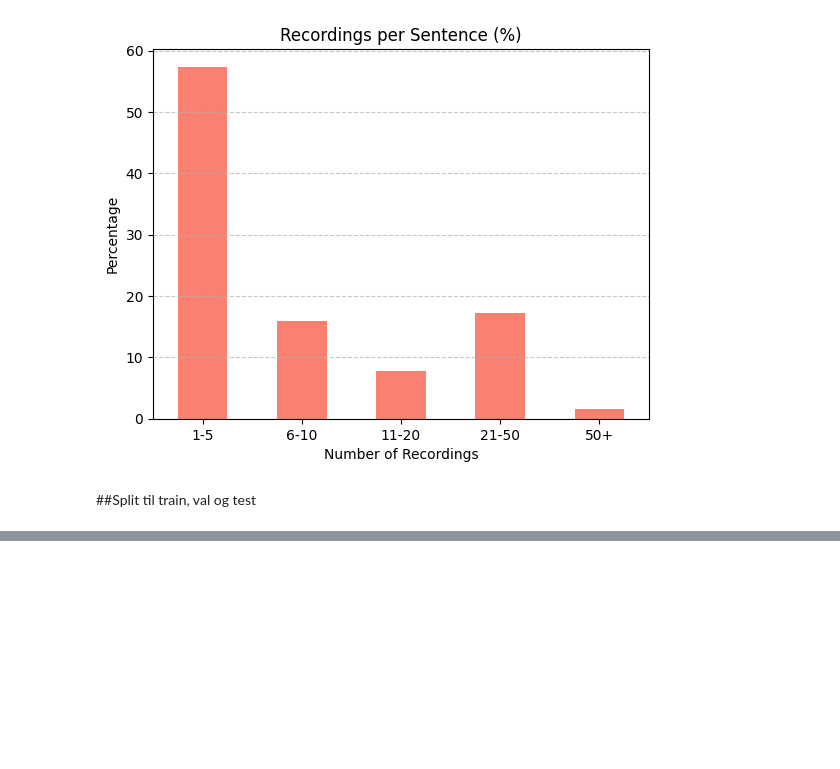
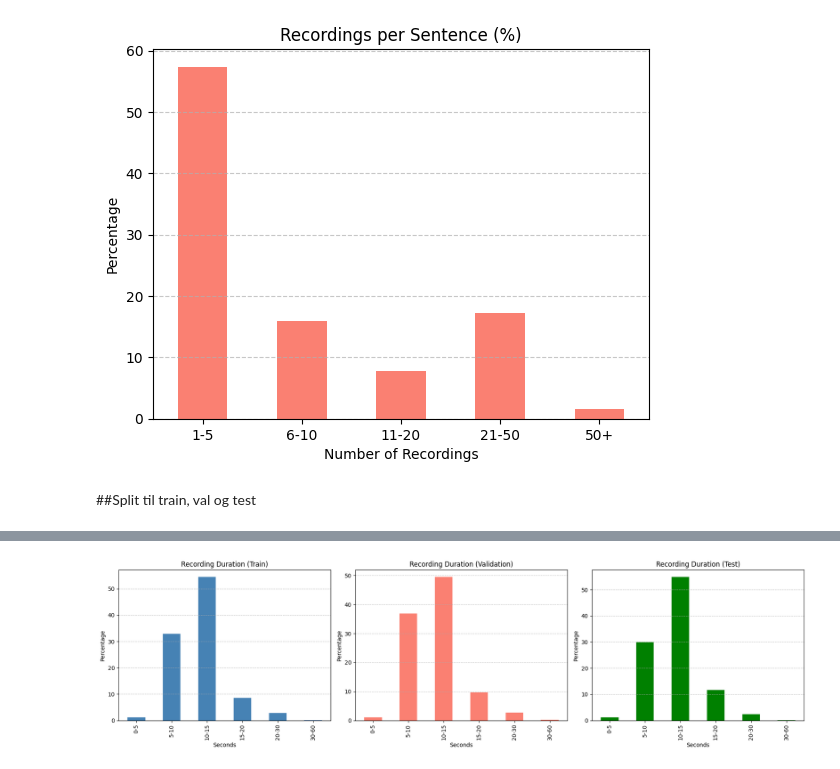
Before and after one commit to Mathildeholst/Speciale, a Jupyter notebook: Ægte_stemmer.ipynb, the cells around one changed output, grey strips where cells are left out. Cells and saved outputs as stored; diff of their text form; code cells hidden in the pictures; blank space fills up the shorter version.

```diff
--- a/Ægte_stemmer.ipynb
+++ b/Ægte_stemmer.ipynb
@@ -551,0 +734,35 @@ plt.show()
+# %%
+def plot_duration_three(df1, df2, df3):
+
+    bins = [0, 5, 10, 15, 20, 30, 60]
+    labels = ['0-5', '5-10', '10-15', '15-20', '20-30', '30-60']
+
+    fig, axes = plt.subplots(1, 3, figsize=(18, 5))
+
+    for df, ax, title, color in zip(
+        [df1, df2, df3],
+        axes,
+        ["Train", "Validation", "Test"],
+        ["steelblue", "salmon", "green"]
+    ):
+        temp_df = df.copy()
+
+        temp_df['duration_bin'] = pd.cut(
+            temp_df['varighed_sek'], bins=bins, labels=labels
+        )
+
+        dist = temp_df['duration_bin'].value_counts(normalize=True).sort_index() * 100
+
+        dist.plot(kind='bar', ax=ax, color=color)
+
+        ax.set_title(f"Recording Duration ({title})")
+        ax.set_ylabel("Percentage")
+        ax.set_xlabel("Seconds")
+        ax.grid(axis='y', linestyle='--', alpha=0.7)
+
+    plt.tight_layout()
+    plt.show()
+# %%
+plot_duration_three(train_df, val_df, test_df)
+# %% [output]
+[figure, added]
```
Also changed, not shown: parts of 38 cells of this notebook.
